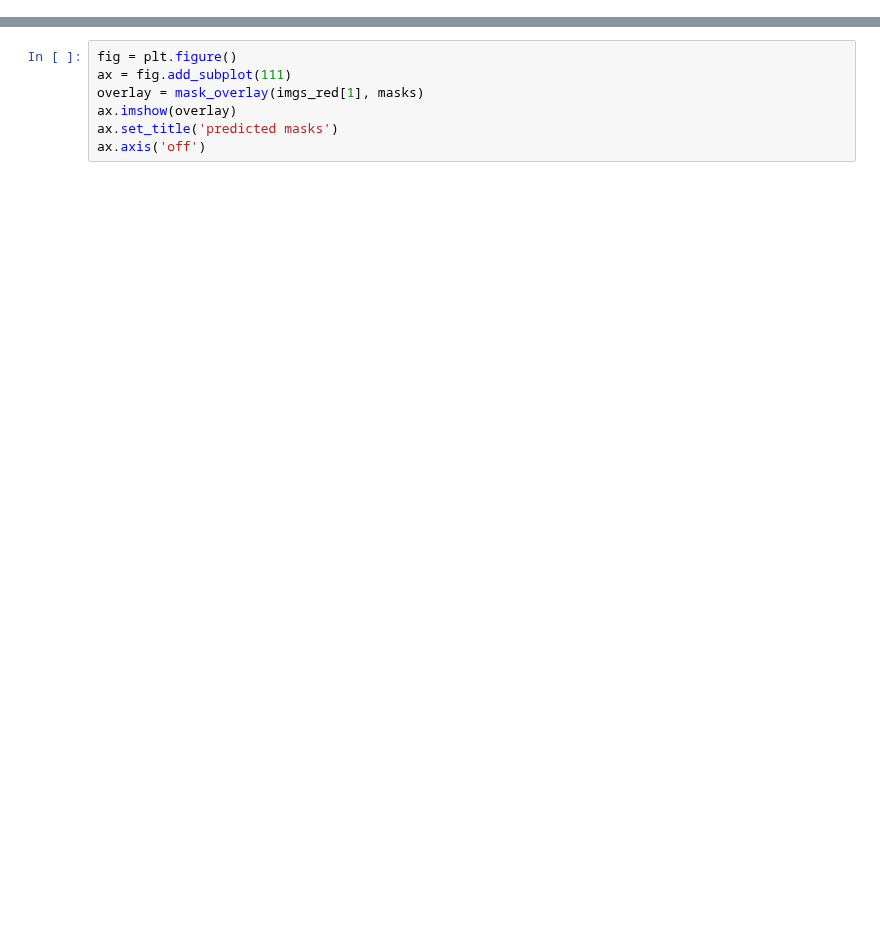
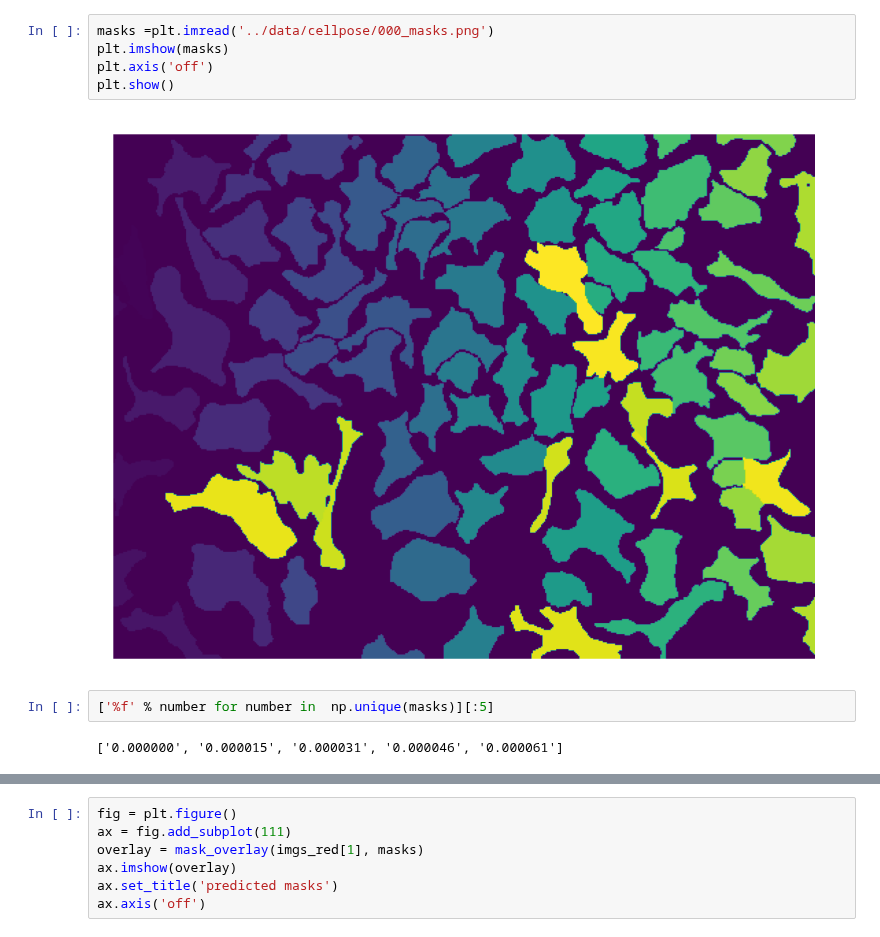
Before and after one commit to danielbarco/malatec, a Jupyter notebook: Notebooks/run_cellpose.ipynb, the cells around one changed output, grey strips where cells are left out. Saved outputs shown, nothing was run; the diff lists cells and outputs as text; blank space fills up the shorter version.

```diff
--- a/Notebooks/run_cellpose.ipynb
+++ b/Notebooks/run_cellpose.ipynb
@@ -27,0 +29,11 @@ Error: Jupyter cannot be started. Error attempting to locate jupyter: Data Scien
+# %%
+masks =plt.imread('../data/cellpose/000_masks.png')
+plt.imshow(masks)
+plt.axis('off')
+plt.show()
+# %% [output]
+[figure, added]
+# %%
+['%f' % number for number in  np.unique(masks)][:5]
+# %% [output]
+['0.000000', '0.000015', '0.000031', '0.000046', '0.000061']
```
Also changed, not shown: parts of 21 cells of this notebook.
